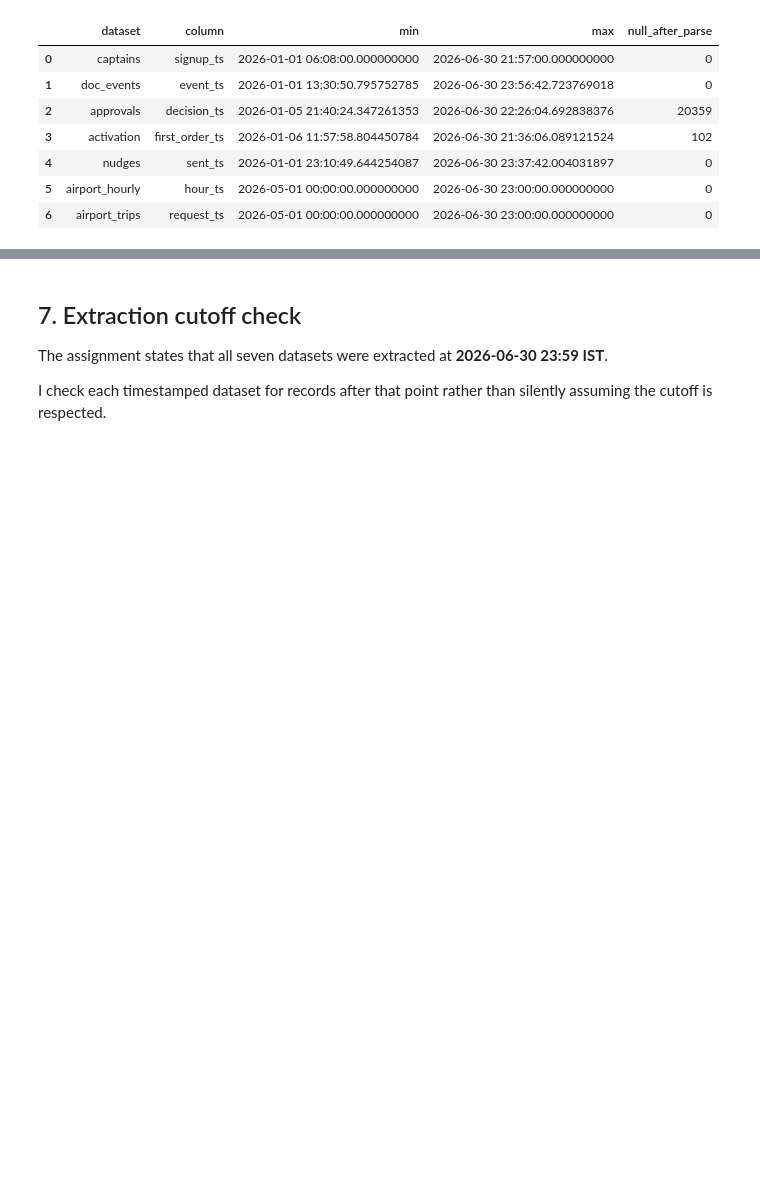
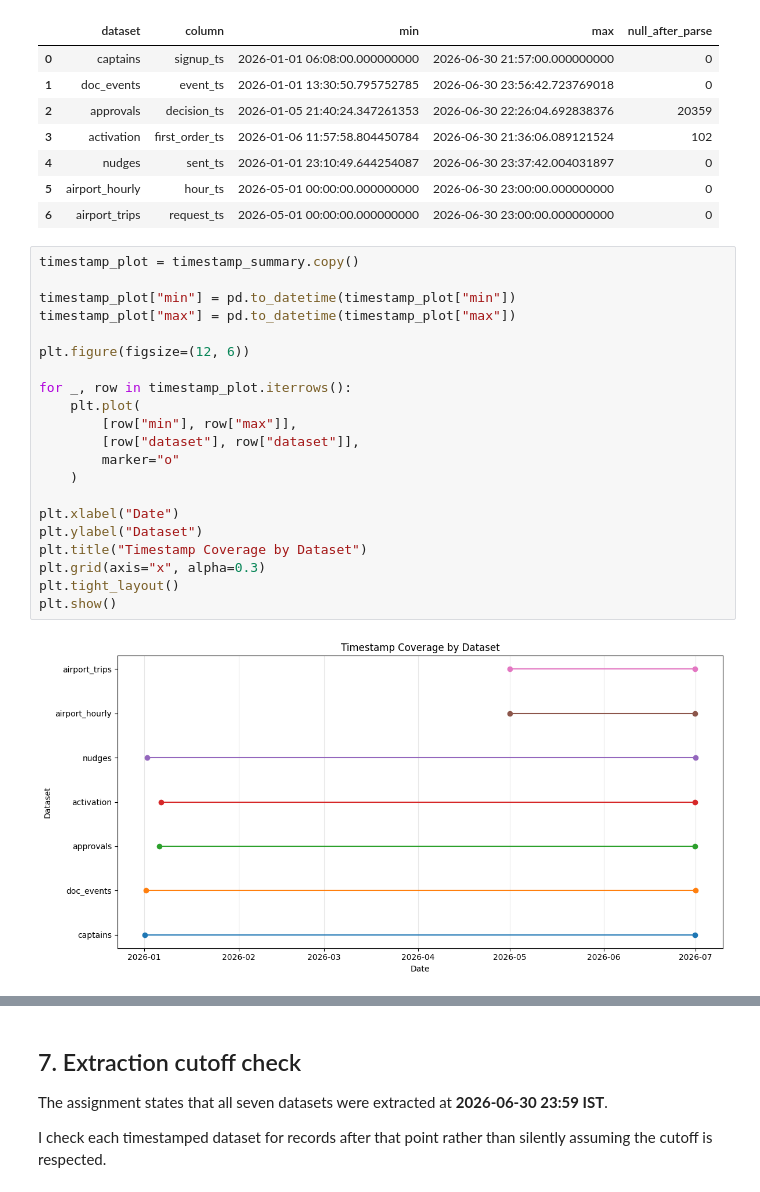
Before and after one commit to Abhay-SKulkarni123/rapido-data-science, a Jupyter notebook: Notebooks/01_load_and_understand.ipynb, the cells around one changed output, grey strips where cells are left out. Cells and saved outputs as stored; diff of their text form; blank space fills up the shorter version.

```diff
--- a/Notebooks/01_load_and_understand.ipynb
+++ b/Notebooks/01_load_and_understand.ipynb
@@ -432,3 +457,26 @@ timestamp_summary
 | 4 | nudges | sent_ts | 2026-01-01 23:10:49.644254087 | 2026-06-30 23:37:42.004031897 | 0 |
 | 5 | airport_hourly | hour_ts | 2026-05-01 00:00:00.000000000 | 2026-06-30 23:00:00.000000000 | 0 |
 | 6 | airport_trips | request_ts | 2026-05-01 00:00:00.000000000 | 2026-06-30 23:00:00.000000000 | 0 |
+# %%
+timestamp_plot = timestamp_summary.copy()
+
+timestamp_plot["min"] = pd.to_datetime(timestamp_plot["min"])
+timestamp_plot["max"] = pd.to_datetime(timestamp_plot["max"])
+
+plt.figure(figsize=(12, 6))
+
+for _, row in timestamp_plot.iterrows():
+    plt.plot(
+        [row["min"], row["max"]],
+        [row["dataset"], row["dataset"]],
+        marker="o"
+    )
+
+plt.xlabel("Date")
+plt.ylabel("Dataset")
+plt.title("Timestamp Coverage by Dataset")
+plt.grid(axis="x", alpha=0.3)
+plt.tight_layout()
+plt.show()
+# %% [output]
+[figure, added]
```
Also changed, not shown: parts of 9 cells of this notebook.
